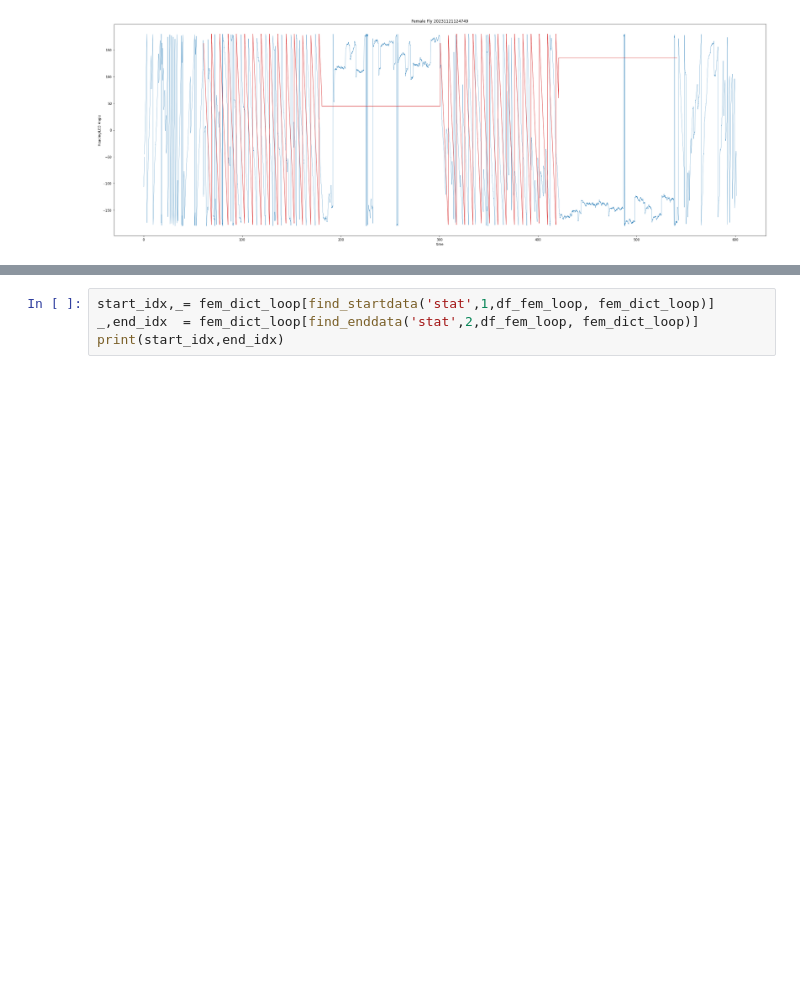
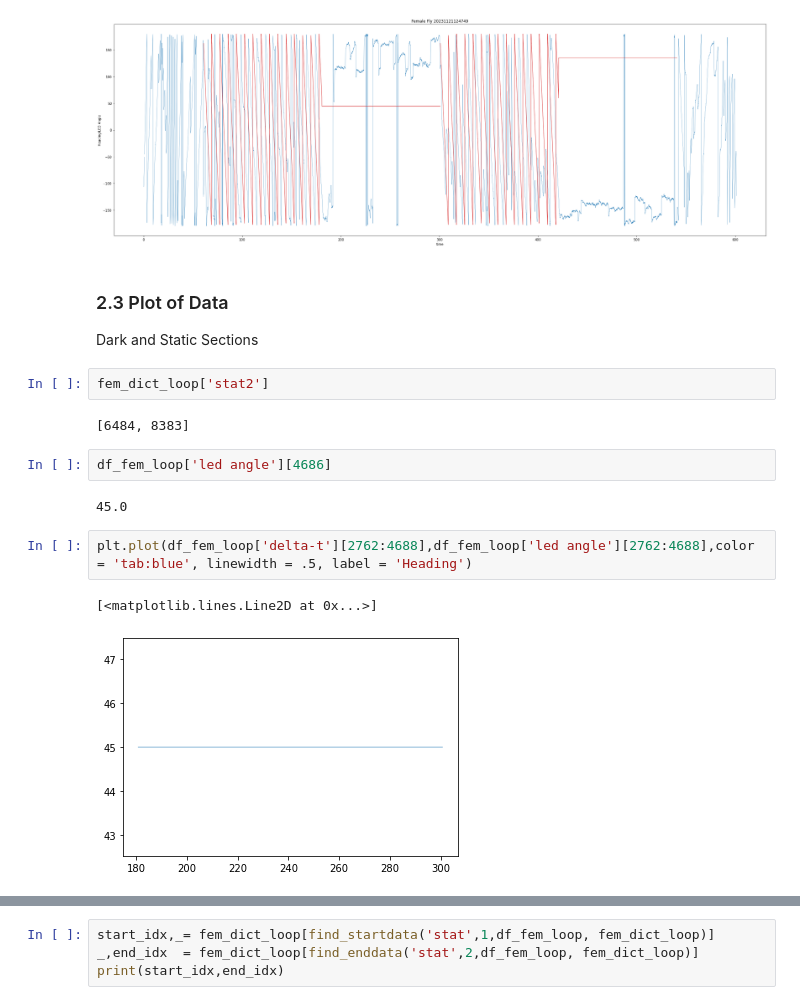
Before and after one commit to warren-lab/flyplot, a Jupyter notebook: Magno_Compare/magno_compare.ipynb, the cells around one changed output, grey strips where cells are left out. Drawn from its saved outputs; the diff is of its cells as text; blank space fills up the shorter version.

```diff
--- a/Magno_Compare/magno_compare.ipynb
+++ b/Magno_Compare/magno_compare.ipynb
@@ -364,3 +366,19 @@ plt.ylabel("Heading/LED Angle")
 # %% [output]
 Text(0, 0.5, 'Heading/LED Angle')
 [figure]
+# %% [markdown]
+### 2.3 Plot of Data
+Dark and Static Sections
+# %%
+fem_dict_loop['stat2']
+# %% [output]
+[6484, 8383]
+# %%
+df_fem_loop['led angle'][4686]
+# %% [output]
+45.0
+# %%
+plt.plot(df_fem_loop['delta-t'][2762:4688],df_fem_loop['led angle'][2762:4688],color = 'tab:blue', linewidth = .5, label = 'Heading')
+# %% [output]
+[<matplotlib.lines.Line2D at 0x...>]
+[figure, added]
```
Also changed, not shown: parts of 42 cells of this notebook, 8 other files.
